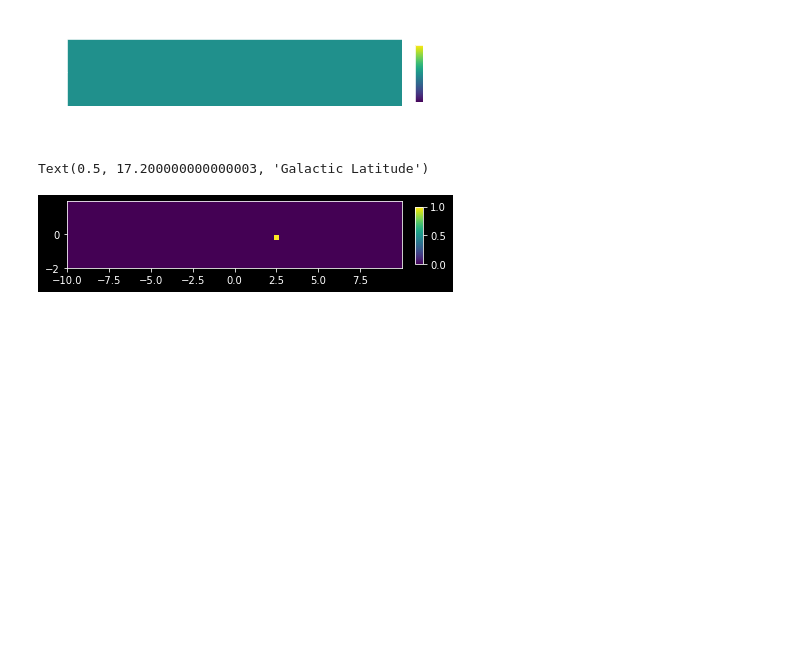
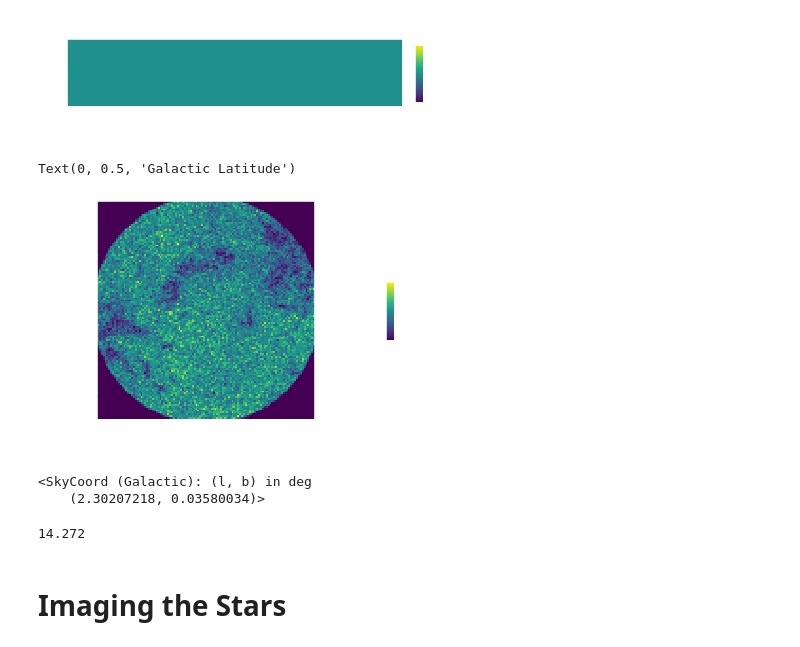
Before and after one commit to mjamesfero/PaschenAlphaModeling, a Jupyter notebook: Plotting Real Stars.ipynb, the cells around one changed output. Cells and saved outputs as stored; diff of their text form; code cells hidden in the pictures; blank space fills up the shorter version.

Commit message:
stars and stuff

```diff
--- a/Plotting Real Stars.ipynb
+++ b/Plotting Real Stars.ipynb
@@ -90,23 +115,28 @@ Text(0.5, 1.0, 'Number of sources with K<7 per 20x20 arcminute region')
 # %%
 vvv = Vizier(columns=['_RAJ2000', '_DEJ2000','*'], column_filters={"Ksmag3":"<7"})
 # %%
-test = vvv.query_region(SkyCoord(2.5*u.deg, 0.1*u.deg, frame='galactic'),
-                           radius=12.5*u.arcmin, catalog=["II/337", "II/348"])[0]
+test = Vizier.query_region(SkyCoord(2.5*u.deg, 0.1*u.deg, frame='galactic'),
+                           radius=12.5*u.arcmin, catalog=["II/337", "II/348"])[1]
 testc = coord.SkyCoord(test['RAJ2000'], test['DEJ2000'], frame='fk5', unit=(u.deg, u.deg)).galactic
 # %%
-gridy,gridx = np.mgrid[-2:2:0.33, -10:10:0.333]
+gridy,gridx = np.mgrid[-0.1:0.3:0.003472222, 2.3:2.7:0.003472222]
 his,xe,ye = np.histogram2d(testc.galactic.l.wrap_at(180*u.deg).deg, testc.galactic.b.deg, bins=[gridx[0,:], gridy[:,0]])
 
 fig = plt.figure(1)
 fig.clf()
-#ax = figca()
+ax = fig.gca()
 plt.imshow(his.T, extent=[xe.min(),xe.max(),ye.min(),ye.max()])
 ax.set_aspect('equal') #gridx.shape[1]/gridx.shape[0])
 cax = fig.add_axes([0.93, 0.4, 0.02, 0.2])
 plt.colorbar(cax=cax)
 
 ax.set_xlabel("Galactic Longitude")
-ax.set_xlabel("Galactic Latitude")
+ax.set_ylabel("Galactic Latitude")
 # %% [output]
-Text(0.5, 17.200000000000003, 'Galactic Latitude')
+Text(0, 0.5, 'Galactic Latitude')
-[figure, old version]
+[figure, new version]
+# %%
+testc[0]
+# %% [output]
+<SkyCoord (Galactic): (l, b) in deg
+    (2.30207218, 0.03580034)>
@@ -112,0 +146,6 @@ Text(0.5, 17.200000000000003, 'Galactic Latitude')
+# %%
+test1[1][0]["Ksmag3"]
+# %% [output]
+14.272
+# %% [markdown]
+# Imaging the Stars
```
Also changed, not shown: parts of 7 cells of this notebook, 1 other file.
